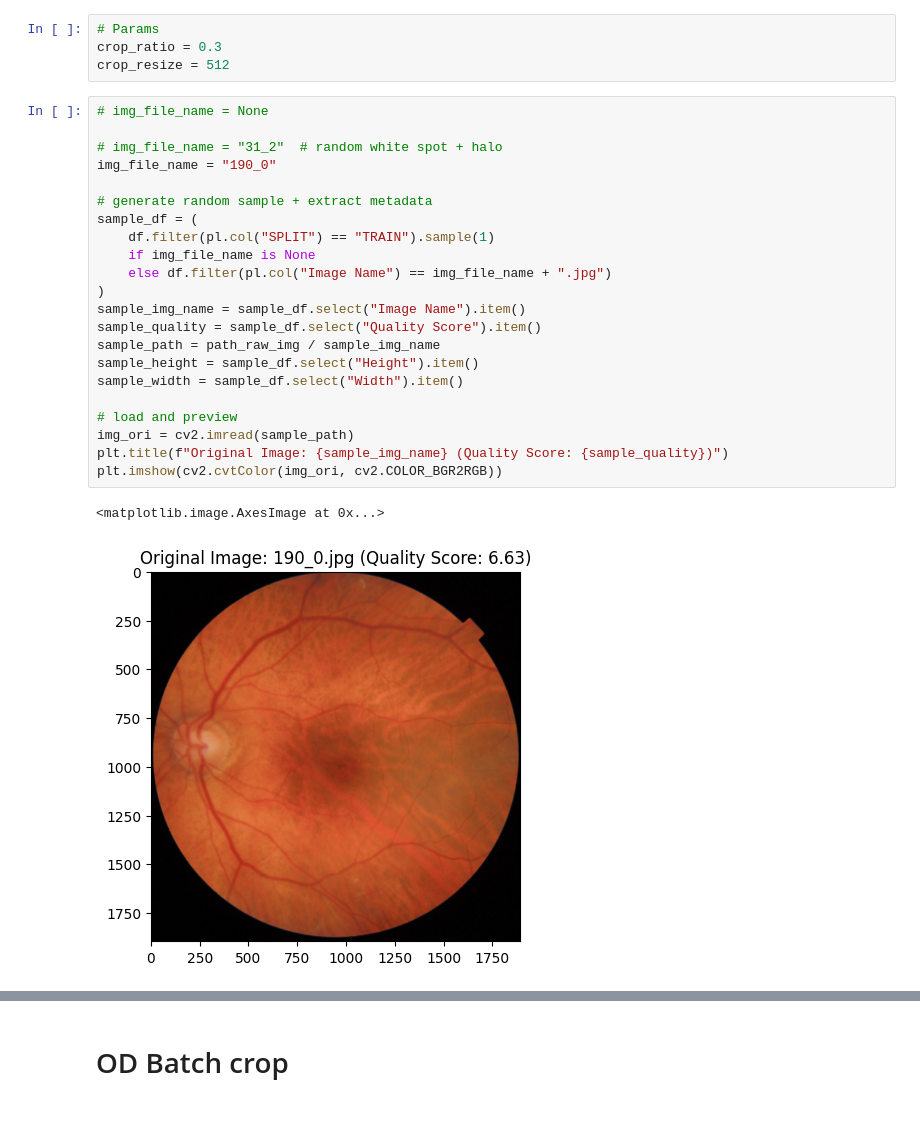
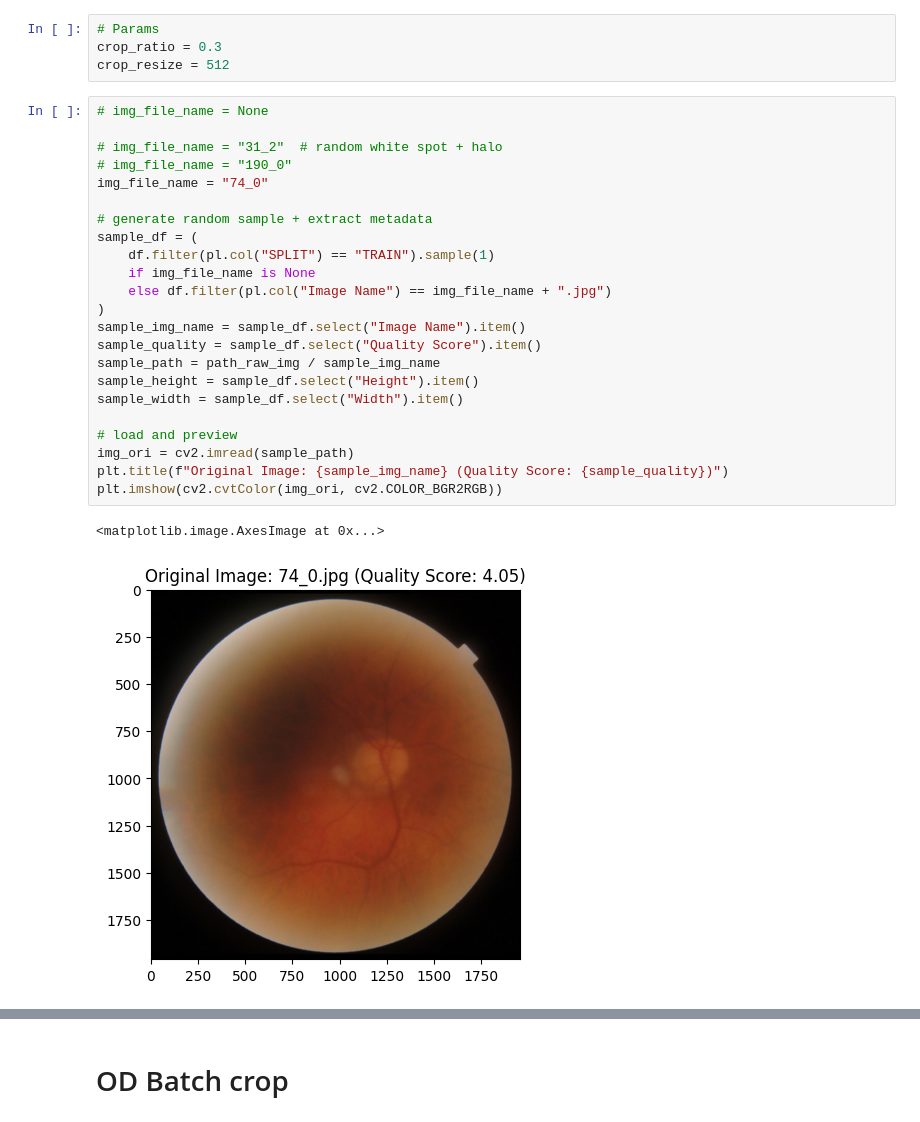
Before and after one commit to mrwhitewhite/HYGD_Dataset, a Jupyter notebook: notebooks/02 Pipelines.ipynb, the cells around one changed output, grey strips where cells are left out. Saved outputs shown, nothing was run; the diff lists cells and outputs as text.

```diff
--- a/notebooks/02 Pipelines.ipynb
+++ b/notebooks/02 Pipelines.ipynb
@@ -140,27 +140,28 @@ crop_resize = 512
 # %%
 # img_file_name = None
 
 # img_file_name = "31_2"  # random white spot + halo
-img_file_name = "190_0"
+# img_file_name = "190_0"
+img_file_name = "74_0"
 
 # generate random sample + extract metadata
 sample_df = (
     df.filter(pl.col("SPLIT") == "TRAIN").sample(1)
     if img_file_name is None
     else df.filter(pl.col("Image Name") == img_file_name + ".jpg")
 )
 sample_img_name = sample_df.select("Image Name").item()
 sample_quality = sample_df.select("Quality Score").item()
 sample_path = path_raw_img / sample_img_name
 sample_height = sample_df.select("Height").item()
 sample_width = sample_df.select("Width").item()
 
 # load and preview
 img_ori = cv2.imread(sample_path)
 plt.title(f"Original Image: {sample_img_name} (Quality Score: {sample_quality})")
 plt.imshow(cv2.cvtColor(img_ori, cv2.COLOR_BGR2RGB))
 # %% [output]
 <matplotlib.image.AxesImage at 0x...>
-[figure, old version]
+[figure, new version]
 # %%
 # get fov mask
```
Also changed, not shown: parts of 6 cells of this notebook.
